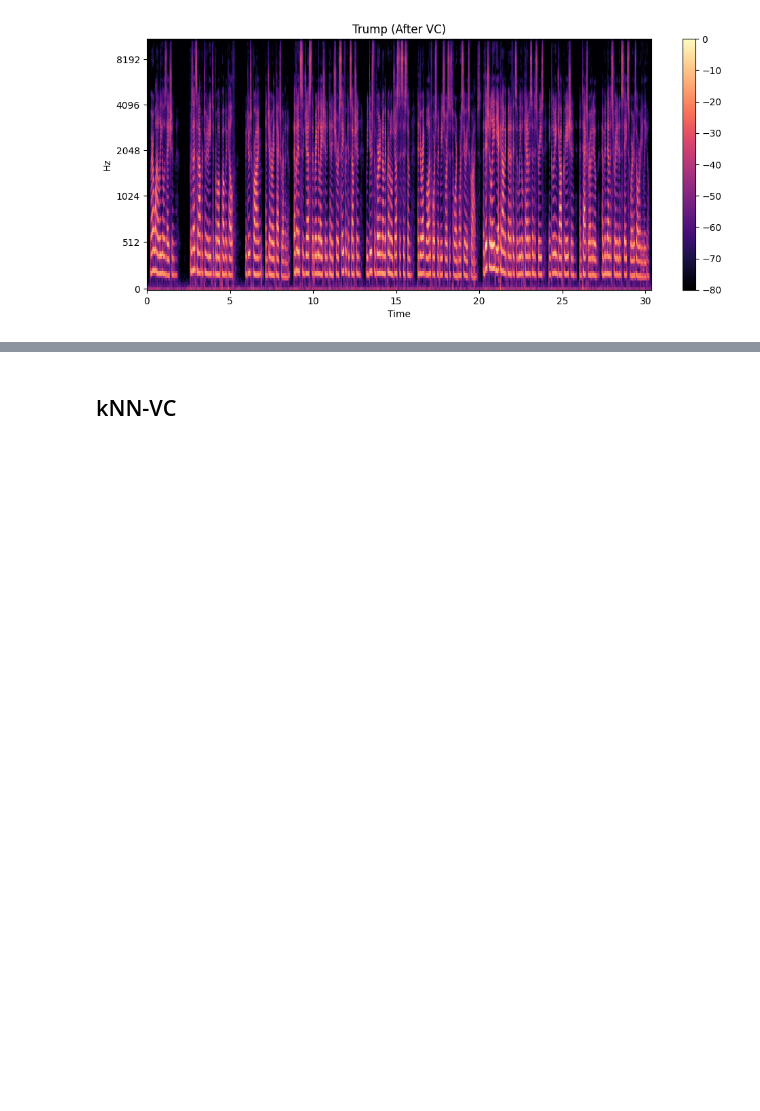
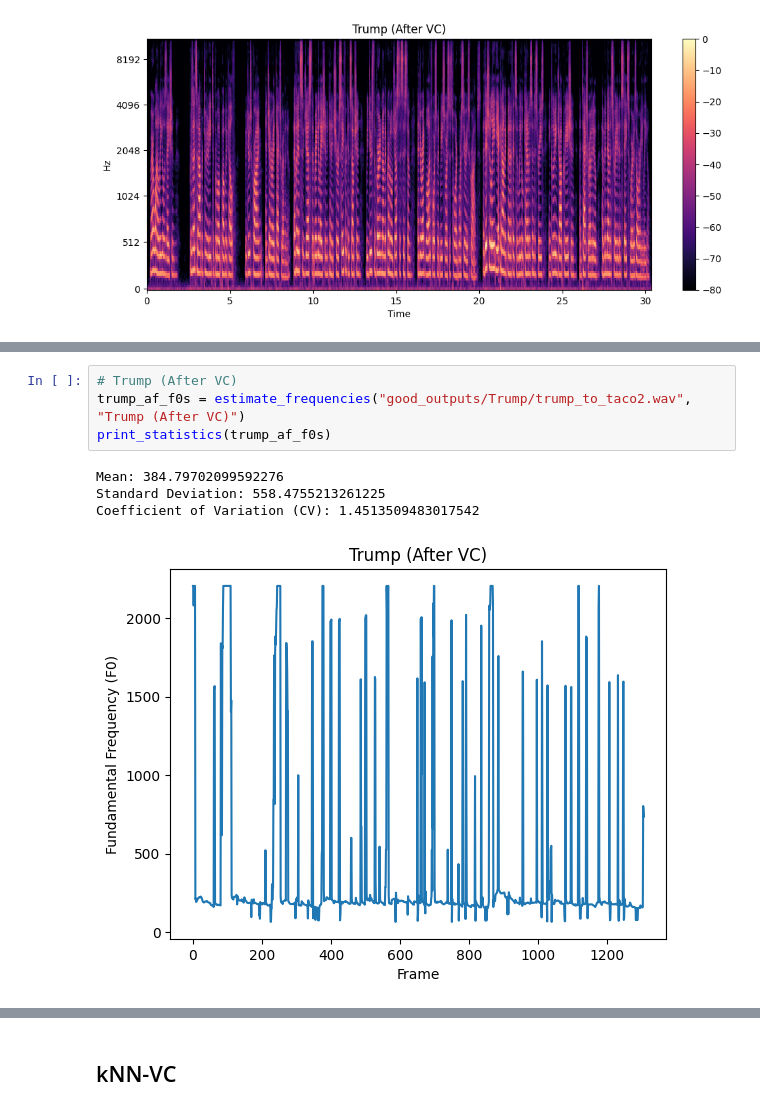
Before and after one commit to ndsoham/PSI-Prosody-Experiment, a Jupyter notebook: Timbre-Conversion.ipynb, the cells around one changed output, grey strips where cells are left out. Cells and saved outputs as stored; diff of their text form; blank space fills up the shorter version.

```diff
--- a/Timbre-Conversion.ipynb
+++ b/Timbre-Conversion.ipynb
@@ -85,0 +138,9 @@ show_mel_spectrogram("good_outputs/Trump/trump_to_taco2.wav", title="Trump (Afte
+# %%
+# Trump (After VC)
+trump_af_f0s = estimate_frequencies("good_outputs/Trump/trump_to_taco2.wav", "Trump (After VC)")
+print_statistics(trump_af_f0s)
+# %% [output]
+Mean: 384.79702099592276
+Standard Deviation: 558.4755213261225
+Coefficient of Variation (CV): 1.4513509483017542
+[figure, added]
```
Also changed, not shown: parts of 9 cells of this notebook.
